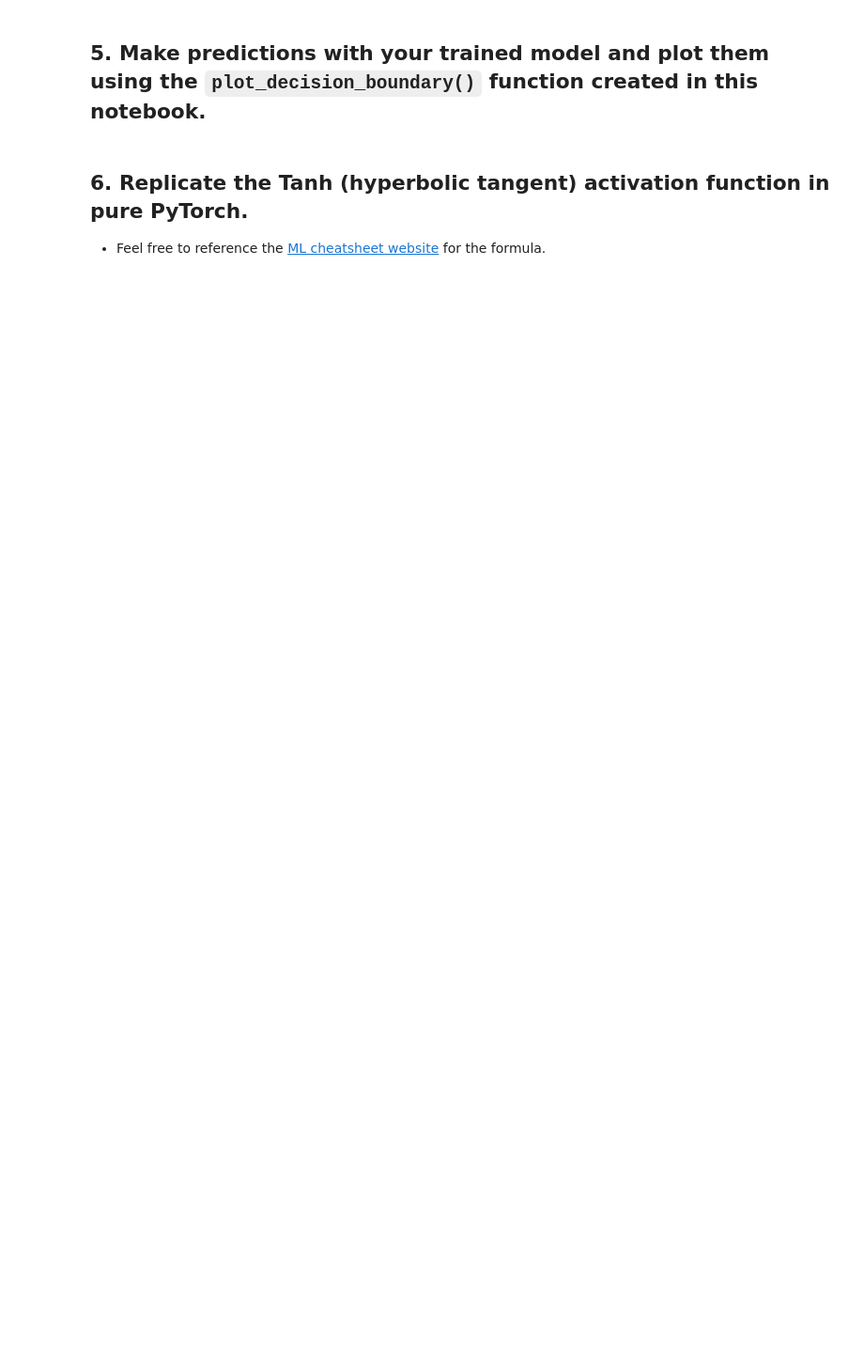
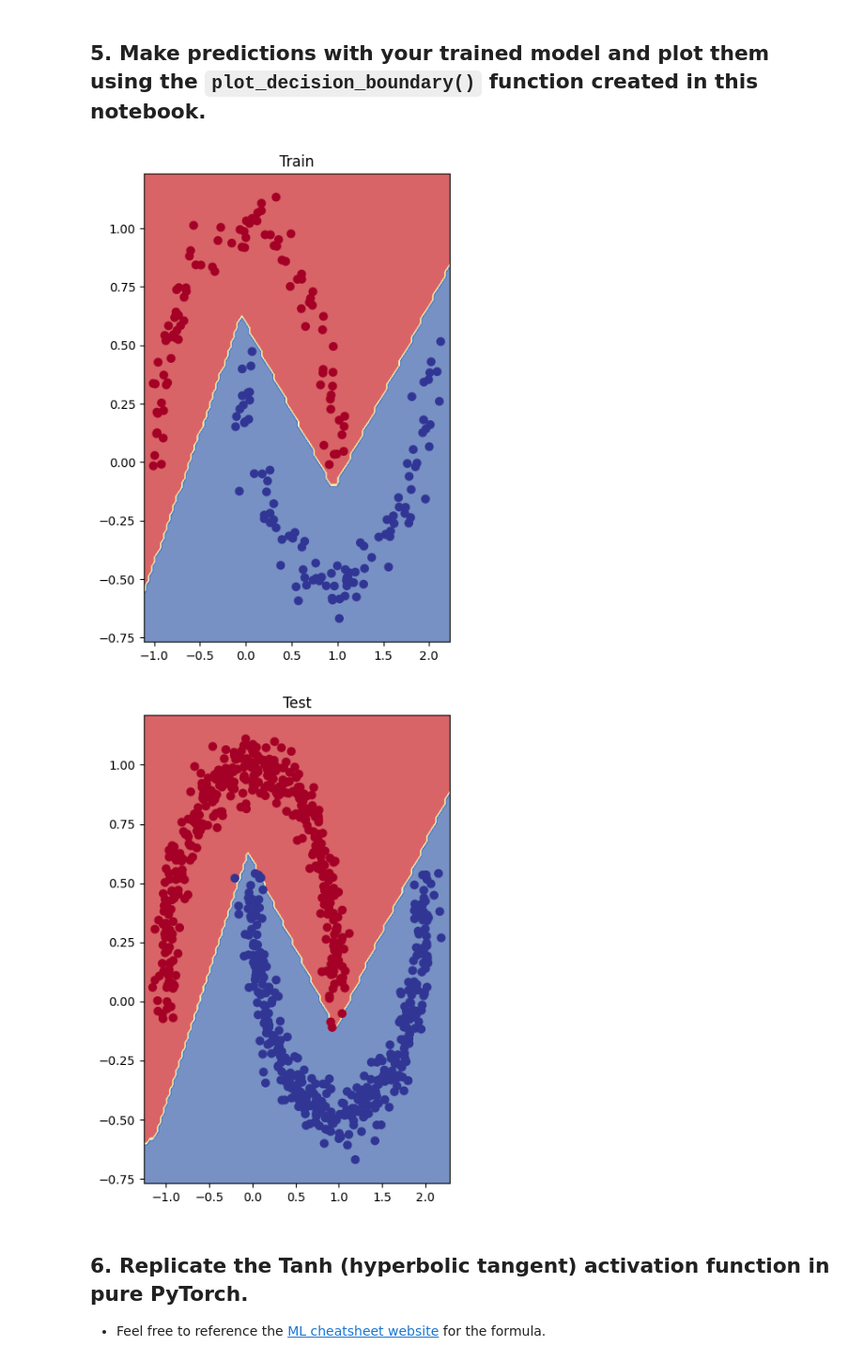
Before and after one commit to Babar-mir/Deep-Learning-Fundamentals, a Jupyter notebook: extras/exercises/02_pytorch_classification_exercises.ipynb, the cells around one changed output. Shown at 94% size. Saved outputs shown, nothing was run; the diff lists cells and outputs as text; code cells hidden in the pictures; blank space fills up the shorter version.

```diff
--- a/extras/exercises/02_pytorch_classification_exercises.ipynb
+++ b/extras/exercises/02_pytorch_classification_exercises.ipynb
@@ -43,6 +74,9 @@ import matplotlib.pyplot as plt
 # %%
 # Turn data into tensors of dtype float
-
+X = torch.from_numpy(X).type(torch.float32)
+y = torch.from_numpy(y).type(torch.float32)
 
 # Split the data into train and test sets (80% train, 20% test)
 from sklearn.model_selection import train_test_split
+X_train,X_test,y_train, y_test = train_test_split(X,y,train_size=0.2,random_state=42)
+X_train[:10],X_test[:10],y_train[:10], y_test[:10]
@@ -56,10 +108,17 @@ from torch import nn
 # Inherit from nn.Module to make a model capable of fitting the mooon data
 class MoonModelV0(nn.Module):
     ## Your code here ##
+    def __init__(self):
+      super().__init__()
+      self.layer1 = nn.Linear(in_features=2,out_features=10)
+      self.layer2 = nn.Linear(in_features=10,out_features=10)
+      self.layer3 = nn.Linear(in_features=10,out_features=1)
+      self.relu = nn.ReLU()
+    def forward(self, x:torch.Tensor)->torch.Tensor:
+        return self.layer3(self.relu(self.layer2(self.relu(self.layer1(x)))))
 
-    def forward(self, x):
-        ## Your code here ##
-        return
 
 # Instantiate the model
 ## Your code here ##
+model = MoonModelV0().to(device)
+model
@@ -67,8 +153,9 @@ class MoonModelV0(nn.Module):
 ## 3. Setup a binary classification compatible loss function and optimizer to use when training the model built in 2.
 # %%
 # Setup loss function
-
+loss_fn=nn.BCEWithLogitsLoss()
 # Setup optimizer to optimize model's parameters
+optimizer = torch.optim.SGD(params=model.parameters(),lr=0.1)
 # %% [markdown]
 ## 4. Create a training and testing loop to fit the model you created in 2 to the data you created in 1.
   * Do a forward pass of the model to see what's coming out in the form of logits, prediction probabilities and labels.
@@ -96,3 +199,7 @@ Pred labels:
+# %%
+def accuracy_fn(pred, test):
+  tp = torch.eq(pred,test).sum().item()
+  return (tp/len(pred))*100
 # %%
 # Let's calculuate the accuracy using accuracy from TorchMetrics
 !pip -q install torchmetrics # Colab doesn't come with torchmetrics
@@ -195,3 +311,16 @@ def plot_decision_boundary(model, X, y):
+# %%
+# Plot decision boundaries for training and test sets
+plt.figure(figsize=(10,7))
+plt.subplot(1,2,1)
+plt.title("Train")
+plot_decision_boundary(model,X_train,y_train)
+plt.figure(figsize=(10,7))
+plt.subplot(1,2,2)
+plt.title("Test")
+plot_decision_boundary(model,X_test,y_test)
+# %% [output]
+[figure, added]
+[figure, added]
 # %% [markdown]
 ## 6. Replicate the Tanh (hyperbolic tangent) activation function in pure PyTorch.
   * Feel free to reference the [ML cheatsheet website](https://ml-cheatsheet.readthedocs.io/en/latest/activation_functions.html#tanh) for the formula.
```
Also changed, not shown: parts of 24 cells of this notebook.
